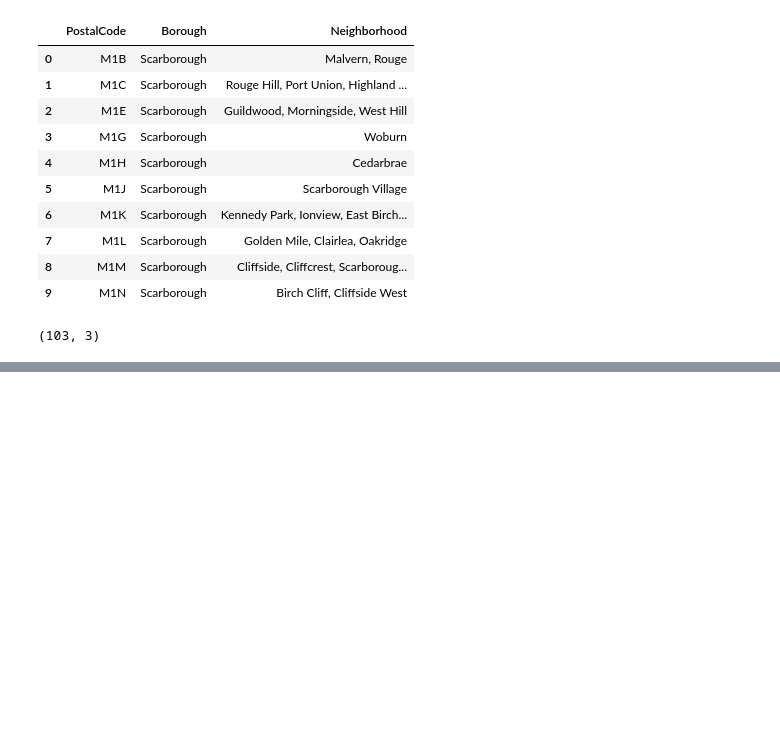
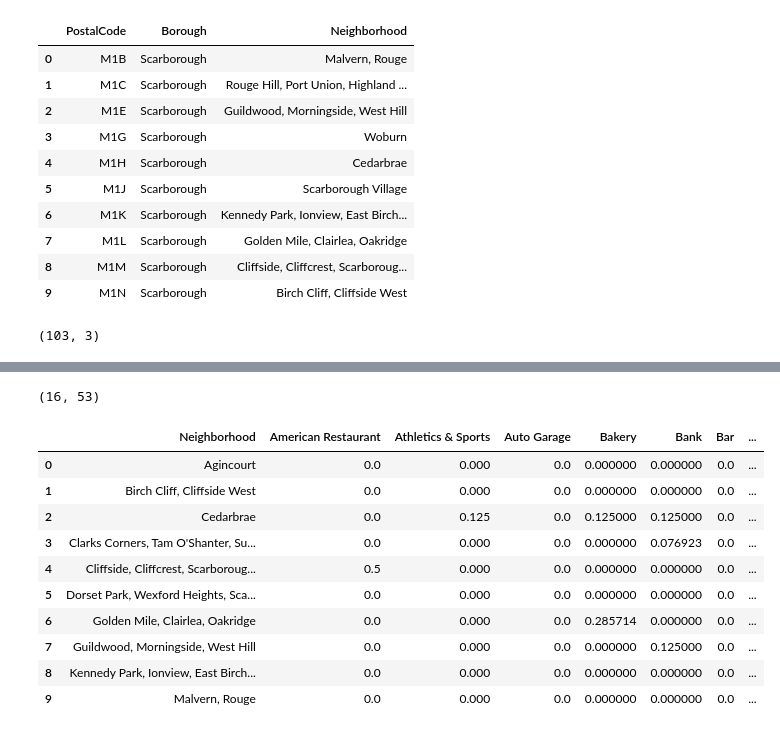
Before and after one commit to cuiwent/coursera_capstone_project, a Jupyter notebook: coursera_foursquare_capstone.ipynb, the cells around one changed output, grey strips where cells are left out. Drawn from its saved outputs; the diff is of its cells as text; code cells hidden in the pictures; blank space fills up the shorter version.

```diff
--- a/coursera_foursquare_capstone.ipynb
+++ b/coursera_foursquare_capstone.ipynb
@@ -135,0 +435,18 @@ toronto_df_grouped.shape
+# %%
+scarborough_grouped = scarborough_onehot.groupby('Neighborhood').mean().reset_index()
+
+print(scarborough_grouped.shape)
+scarborough_grouped.head(10)
+# %% [output]
+(16, 53)
+|  | Neighborhood | American Restaurant | Athletics & Sports | Auto Garage | Bakery | Bank | Bar | ... |
+| 0 | Agincourt | 0.0 | 0.000 | 0.0 | 0.000000 | 0.000000 | 0.0 | ... |
+| 1 | Birch Cliff, Cliffside West | 0.0 | 0.000 | 0.0 | 0.000000 | 0.000000 | 0.0 | ... |
+| 2 | Cedarbrae | 0.0 | 0.125 | 0.0 | 0.125000 | 0.125000 | 0.0 | ... |
+| 3 | Clarks Corners, Tam O'Shanter, Su... | 0.0 | 0.000 | 0.0 | 0.000000 | 0.076923 | 0.0 | ... |
+| 4 | Cliffside, Cliffcrest, Scarboroug... | 0.5 | 0.000 | 0.0 | 0.000000 | 0.000000 | 0.0 | ... |
+| 5 | Dorset Park, Wexford Heights, Sca... | 0.0 | 0.000 | 0.0 | 0.000000 | 0.000000 | 0.0 | ... |
+| 6 | Golden Mile, Clairlea, Oakridge | 0.0 | 0.000 | 0.0 | 0.285714 | 0.000000 | 0.0 | ... |
+| 7 | Guildwood, Morningside, West Hill | 0.0 | 0.000 | 0.0 | 0.000000 | 0.125000 | 0.0 | ... |
+| 8 | Kennedy Park, Ionview, East Birch... | 0.0 | 0.000 | 0.0 | 0.000000 | 0.000000 | 0.0 | ... |
+| 9 | Malvern, Rouge | 0.0 | 0.000 | 0.0 | 0.000000 | 0.000000 | 0.0 | ... |
```
Also changed, not shown: parts of 41 cells of this notebook, 1 other file.
